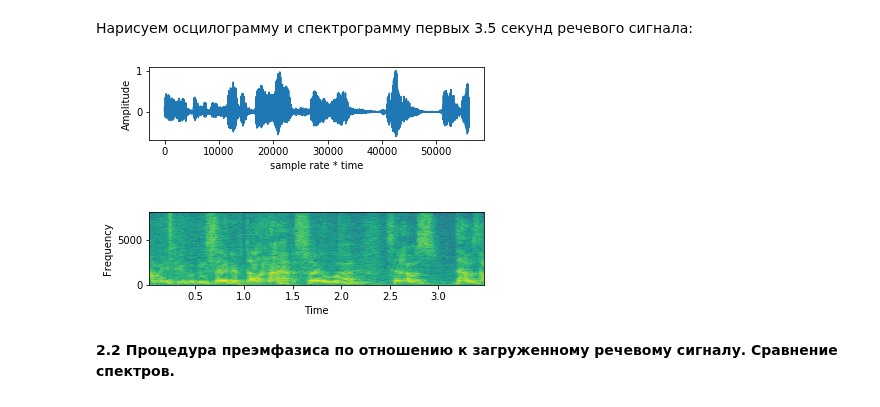
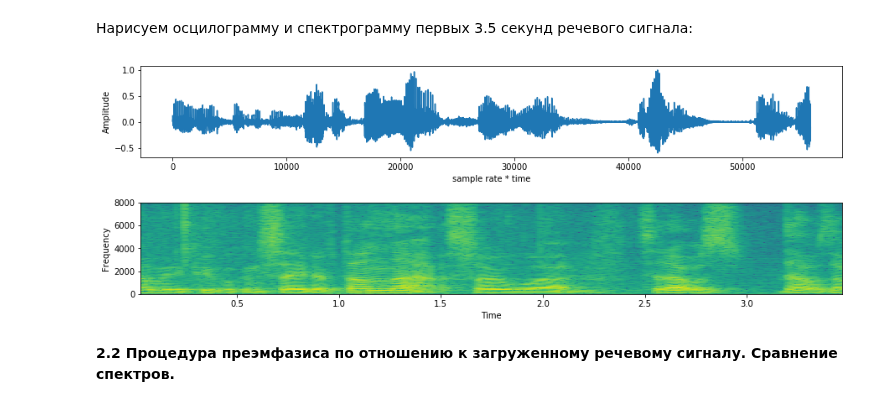
Before and after one commit to va-volokhov/itmo_speaker_recognition_course, a Jupyter notebook: lab1/lab1.ipynb, the cells around one changed output. Saved outputs shown, nothing was run; the diff lists cells and outputs as text; code cells hidden in the pictures.

```diff
--- a/lab1/lab1.ipynb
+++ b/lab1/lab1.ipynb
@@ -117,21 +126,21 @@ Done!
 # %%
 signal = signal[0:int(3.5 * sample_rate)]  # Keep the first 3.5 seconds
 
-plt.figure(1)
+plt.figure(1, figsize=(15,5))
 plot_a = plt.subplot(211)
-plt.subplots_adjust(wspace=0, hspace=1)
+plt.subplots_adjust(wspace=0, hspace=0.5)
 
 plot_a.plot(signal)
 plot_a.set_xlabel('sample rate * time')
 plot_a.set_ylabel('Amplitude')
 
 plot_b = plt.subplot(212)
 plot_b.specgram(signal, NFFT=1024, Fs=sample_rate, noverlap=900)
 plot_b.set_xlabel('Time')
 plot_b.set_ylabel('Frequency')
 plt.show()
 # %% [output]
-[figure, old version]
+[figure, new version]
 # %% [markdown]
 **2.2 Процедура преэмфазиса по отношению к загруженному речевому сигналу. Сравнение спектров.**
 # %%
```
Also changed, not shown: parts of 13 cells of this notebook, 1 other file.
